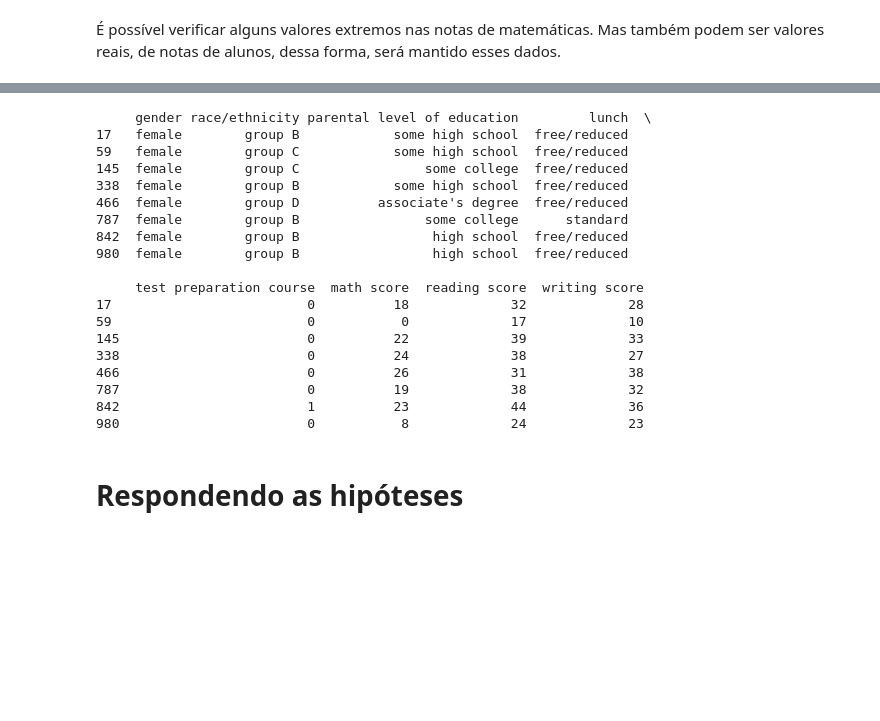
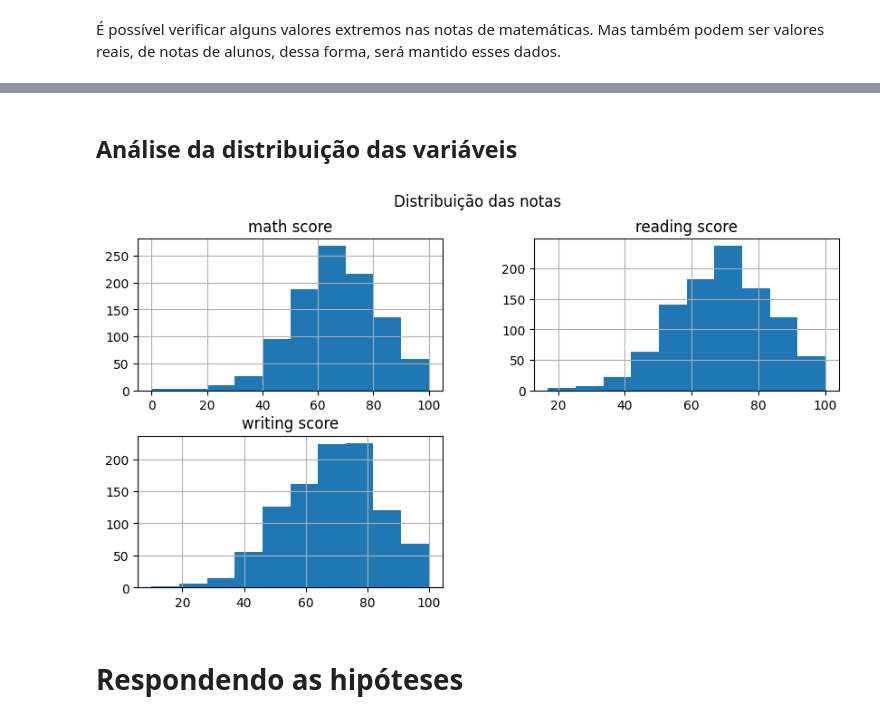
Before and after one commit to Vieiraligia/Data-Science-and-Analytics, a Jupyter notebook: MVP Analise de Dados e Boas Praticas/MVP_AnalisedeDadoseBoasPraticas.ipynb, the cells around one changed output, grey strips where cells are left out. Saved outputs shown, nothing was run; the diff lists cells and outputs as text; code cells hidden in the pictures; blank space fills up the shorter version.

```diff
--- a/MVP Analise de Dados e Boas Praticas/MVP_AnalisedeDadoseBoasPraticas.ipynb
+++ b/MVP Analise de Dados e Boas Praticas/MVP_AnalisedeDadoseBoasPraticas.ipynb
@@ -454,70 +470,11 @@ Pimeiros registros:
-# %%
-Q1 = df["math score"].quantile(0.25)
-Q3 = df["math score"].quantile(0.75)
-
-IQR = Q3 - Q1
-
-limite_inferior = Q1 - 1.5 * IQR
-limite_superior = Q3 + 1.5 * IQR
-
-outliers = df[(df["math score"] < limite_inferior) | (df["math score"] > limite_superior)]
-
-print(outliers)
-# %% [output]
-     gender race/ethnicity parental level of education         lunch  \
-17   female        group B            some high school  free/reduced
-59   female        group C            some high school  free/reduced
-145  female        group C                some college  free/reduced
-338  female        group B            some high school  free/reduced
-466  female        group D          associate's degree  free/reduced
-787  female        group B                some college      standard
-842  female        group B                 high school  free/reduced
-980  female        group B                 high school  free/reduced
-
-     test preparation course  math score  reading score  writing score
-17                         0          18             32             28
-59                         0           0             17             10
-145                        0          22             39             33
-338                        0          24             38             27
-466                        0          26             31             38
-787                        0          19             38             32
-842                        1          23             44             36
-980                        0           8             24             23
-# %%
-# variável catgórica
-df["gender"] = df["gender"].map({
-    "female":0,
-    "male":1
-})
-
-df["race/ethnicity"] = df["race/ethnicity"].map({
-    "group A":0,
-    "group B":1,
-    "group C":2,
-    "group D":3,
-    "group E":4
-})
-
-df_encoded = pd.get_dummies(df, columns=[
-    "race/ethnicity",
-    "lunch",
-    "parental level of education"
-])
-education_map = {
-    "master's degree": "alto",
-    "bachelor's degree": "alto",
-    "associate's degree": "medio",
-    "some college": "medio",
-    "high school": "basico",
-    "some high school": "basico"
-}
-
-df["parent_education_group"] = df["parental level of education"].map(education_map)
-
-df["test preparation course"] = df["test preparation course"].map({
-    "none":0,
-    "completed":1
-})
+# %% [markdown]
+## Análise da distribuição das variáveis
+# %%
+df[['math score','reading score','writing score']].hist(figsize=(10,5))
+plt.suptitle("Distribuição das notas")
+plt.show()
+# %% [output]
+[figure, added]
 # %% [markdown]
 # Respondendo as hipóteses
 # %% [markdown]
```
Also changed, not shown: parts of 6 cells of this notebook.
